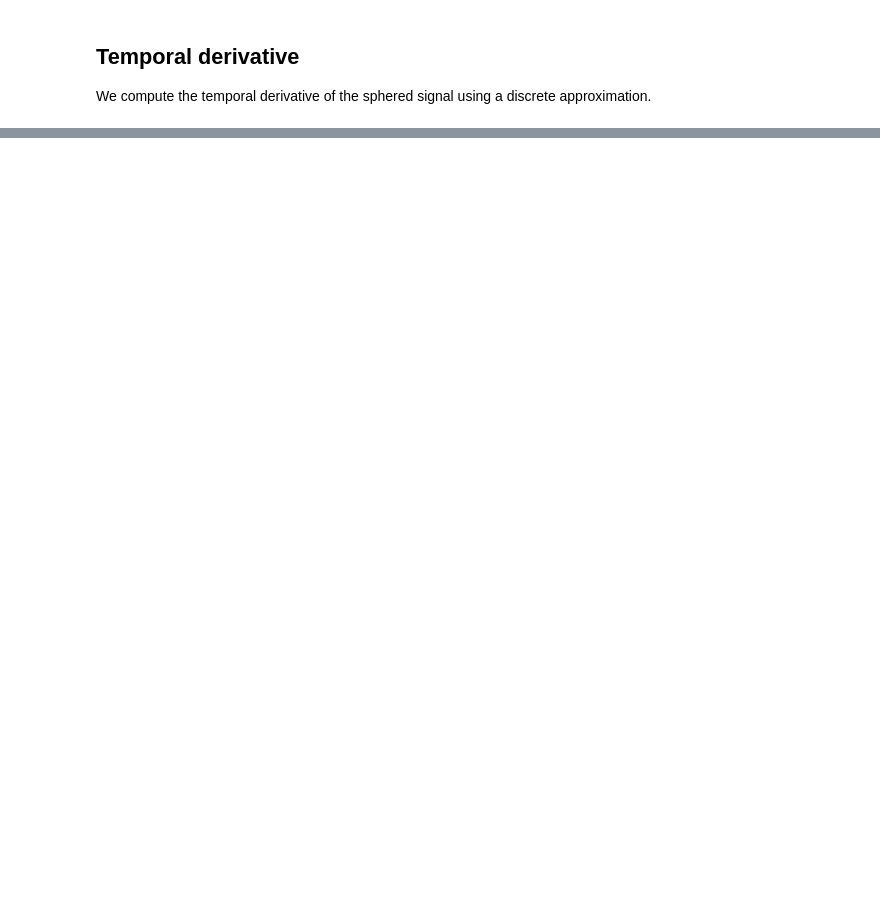
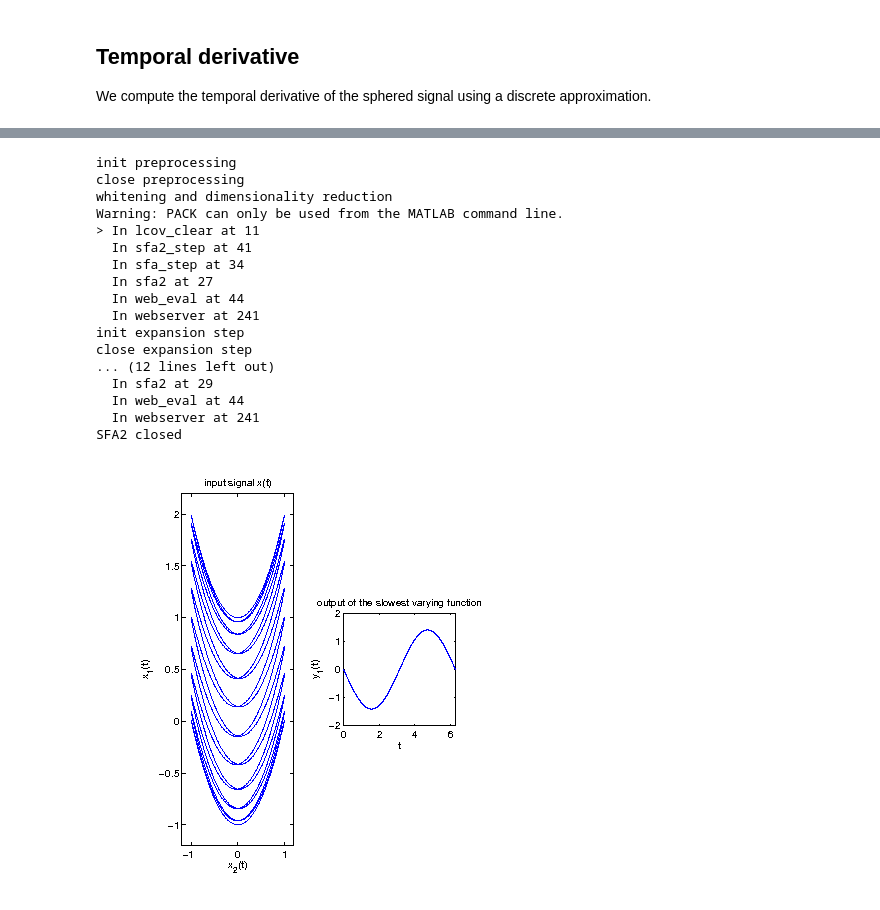
Before and after one commit to pierrelux/notebooks, a Jupyter notebook: Slow Feature Analysis.ipynb, the cells around one changed output, grey strips where cells are left out. Saved outputs shown, nothing was run; the diff lists cells and outputs as text; code cells hidden in the pictures; blank space fills up the shorter version.

```diff
--- a/Slow Feature Analysis.ipynb
+++ b/Slow Feature Analysis.ipynb
@@ -112,0 +121,41 @@ plot(time, signal_mixed)
+# %%
+%%matlab
+path(path, '/Users/pierrelucbacon/workspace/sfa_tk/sfa');
+path(path, '/Users/pierrelucbacon/workspace/sfa_tk/lcov');
+T = 5000;
+t = linspace(0, 2*pi, T);
+x1 = sin(t)+cos(11*t).^2;
+x2 = cos(11*t);
+x = [x1; x2]';
+
+% plot the input signal
+subplot(1,3,1); plot(x2,x1);
+set(gca, 'Xlim', [-1.2, 1.2], 'YLim', [-1.2,2.2]);
+title('input signal x(t)');
+xlabel('x_2(t)'); ylabel('x_1(t)');
+
+
+[y, hdl] = sfa2(x);
+subplot(1,3,2); plot(t, y(:,1));
+set(gca, 'Xlim', [0,2*pi], 'PlotBoxAspectRatio', [1,1,1])
+title('output of the slowest varying function');
+xlabel('t'); ylabel('y_1(t)');
+# %% [output]
+init preprocessing
+close preprocessing
+whitening and dimensionality reduction
+Warning: PACK can only be used from the MATLAB command line.
+> In lcov_clear at 11
+  In sfa2_step at 41
+  In sfa_step at 34
+  In sfa2 at 27
+  In web_eval at 44
+  In webserver at 241
+init expansion step
+close expansion step
+... (12 lines left out)
+  In sfa2 at 29
+  In web_eval at 44
+  In webserver at 241
+SFA2 closed
+[figure, added]
```
Also changed, not shown: parts of 10 cells of this notebook.
